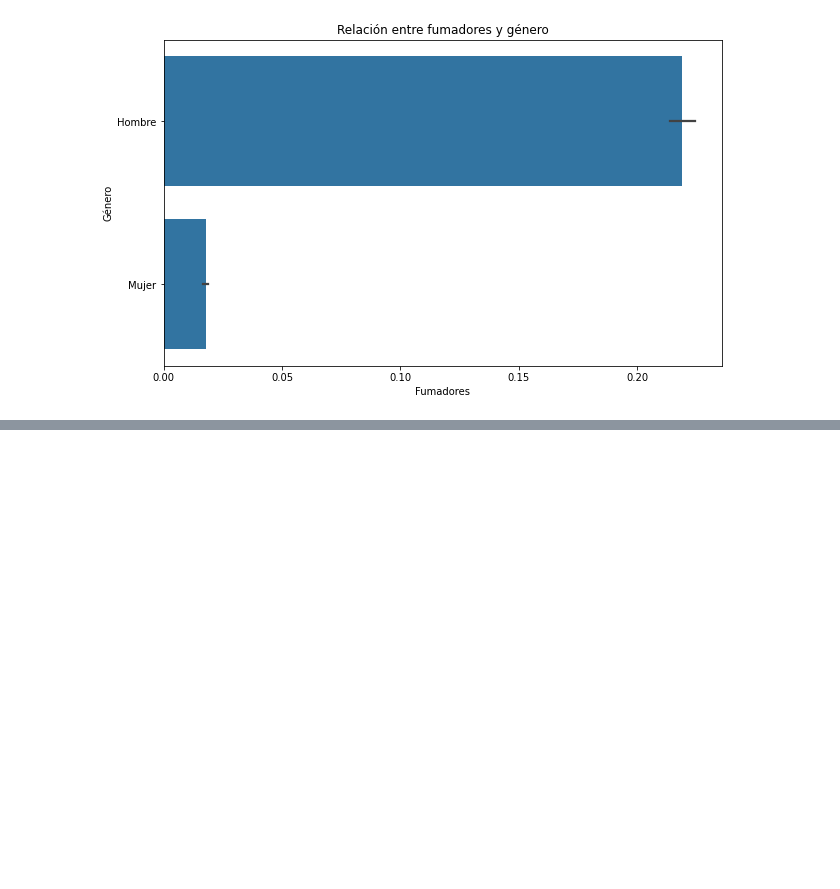
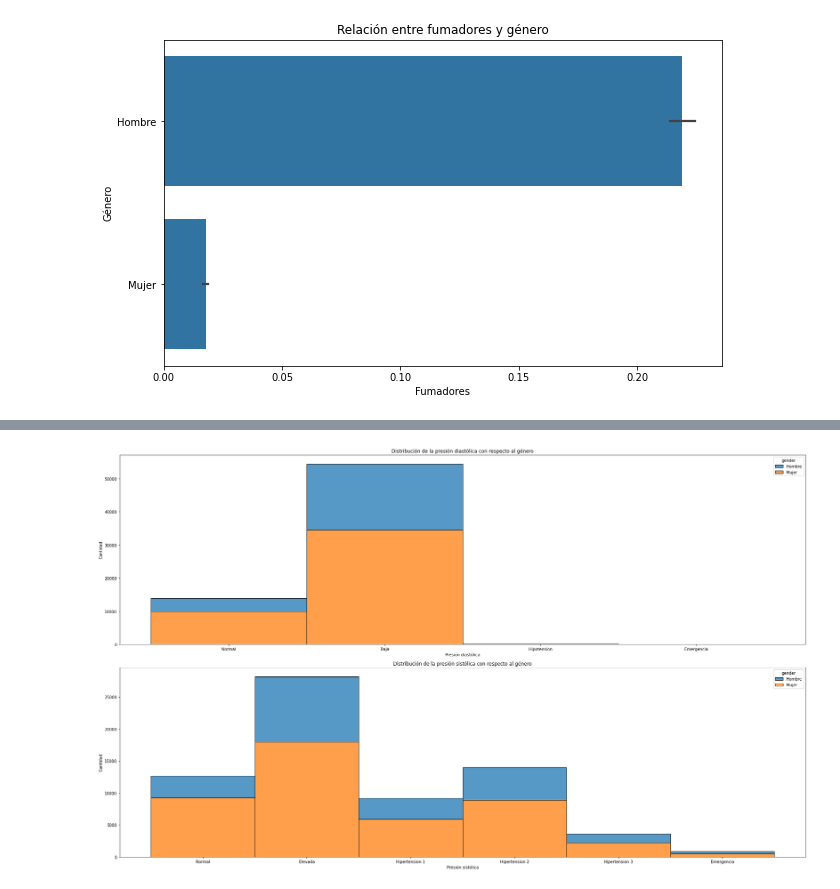
Before and after one commit to AnaLuna464/P.M3v1, a Jupyter notebook: cardio_train.ipynb, the cells around one changed output, grey strips where cells are left out. Cells and saved outputs as stored; diff of their text form; code cells hidden in the pictures; blank space fills up the shorter version.

```diff
--- a/cardio_train.ipynb
+++ b/cardio_train.ipynb
@@ -310,0 +314,20 @@ plt.show()
+# %%
+# Histograma de diastolic y systolic con respecto al gender
+plt.figure(figsize=(25, 15))
+
+plt.subplot(2, 1, 1)
+sns.histplot(data=data, x='diastolic', hue='gender', multiple='stack')
+plt.title('Distribución de la presión diastólica con respecto al género')
+plt.xlabel('Presión diastólica')
+plt.ylabel('Cantidad')
+
+plt.subplot(2, 1, 2)
+sns.histplot(data=data, x='systolic', hue='gender', multiple='stack')
+plt.title('Distribución de la presión sistólica con respecto al género')
+plt.xlabel('Presión sistólica')
+plt.ylabel('Cantidad')
+
+plt.tight_layout()
+plt.show()
+# %% [output]
+[figure, added]
```
Also changed, not shown: parts of 7 cells of this notebook, 3 other files.
